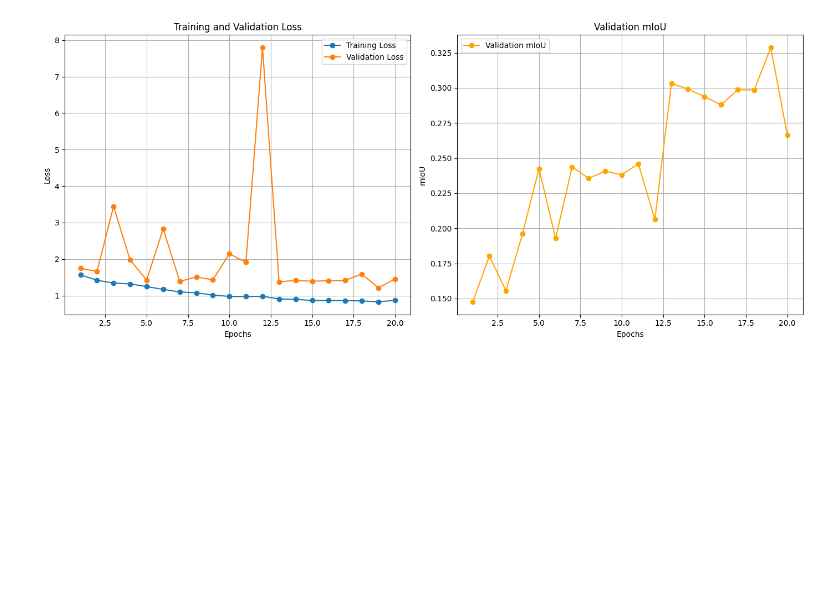
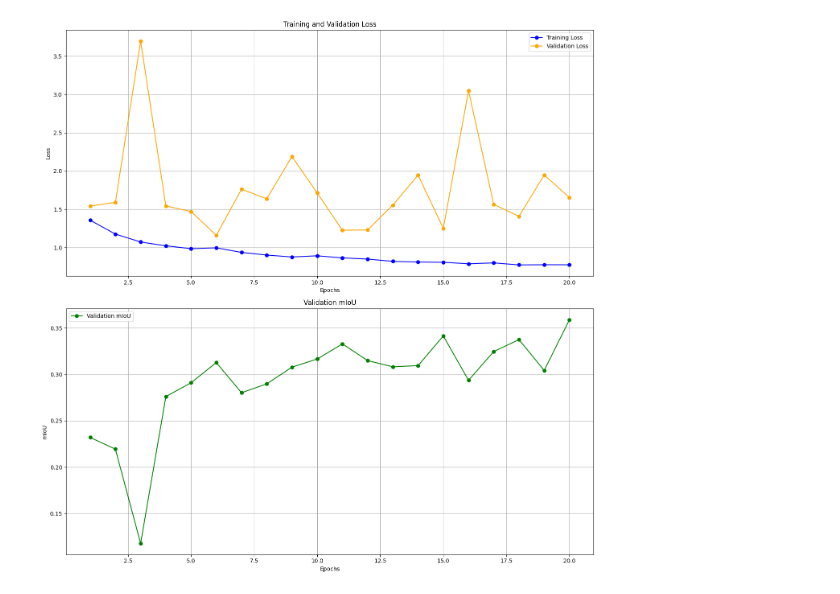
Before and after one commit to MichelePoli/AMLProject, a Jupyter notebook: 2b_graph_loss_mIoU.ipynb, the cells around one changed output. Saved outputs shown, nothing was run; the diff lists cells and outputs as text; code cells hidden in the pictures; blank space fills up the shorter version.

Commit message:
copy pre-trained pidne code + add 2a graph + 2b code + graph

```diff
--- a/2b_graph_loss_mIoU.ipynb
+++ b/2b_graph_loss_mIoU.ipynb
@@ -1,37 +1,37 @@
 # %%
 import matplotlib.pyplot as plt
+import numpy as np
 
-# Dati delle epoche
+# Dati forniti
 epochs = list(range(1, 21))
-training_loss = [1.5659, 1.4198, 1.3409, 1.3190, 1.2453, 1.1687, 1.0970, 1.0742, 1.0111, 0.9755,
-                 0.9730, 0.9772, 0.9064, 0.8961, 0.8637, 0.8653, 0.8591, 0.8514, 0.8285, 0.8657]
-validation_loss = [1.7466, 1.6608, 3.4418, 1.9794, 1.4210, 2.8305, 1.3879, 1.5068, 1.4330, 2.1426,
-                   1.9133, 7.7969, 1.3797, 1.4108, 1.3927, 1.4053, 1.4149, 1.5898, 1.2113, 1.4527]
-validation_miou = [0.1477, 0.1803, 0.1556, 0.1961, 0.2425, 0.1929, 0.2437, 0.2357, 0.2407, 0.2382,
-                   0.2460, 0.2064, 0.3032, 0.2992, 0.2938, 0.2880, 0.2987, 0.2985, 0.3287, 0.2665]
+training_loss = [1.3576, 1.1771, 1.0730, 1.0237, 0.9859, 0.9971, 0.9375, 0.9026, 0.8777, 0.8930, 0.8654, 0.8504, 0.8207, 0.8116, 0.8082, 0.7886, 0.8005, 0.7739, 0.7763, 0.7756]
+validation_loss = [1.5429, 1.5912, 3.6958, 1.5439, 1.4714, 1.1603, 1.7632, 1.6380, 2.1901, 1.7140, 1.2264, 1.2308, 1.5558, 1.9477, 1.2505, 3.0489, 1.5645, 1.4086, 1.9485, 1.6549]
+validation_miou = [0.2320, 0.2194, 0.1177, 0.2761, 0.2910, 0.3128, 0.2802, 0.2898, 0.3078, 0.3166, 0.3329, 0.3149, 0.3082, 0.3095, 0.3415, 0.2937, 0.3247, 0.3375, 0.3043, 0.3590]
 
-# Creazione del grafico per la perdita (loss)
-plt.figure(figsize=(14, 6))
+# Creazione dei grafici
+plt.figure(figsize=(14, 14))
 
-plt.subplot(1, 2, 1)
-plt.plot(epochs, training_loss, label='Training Loss', marker='o')
-plt.plot(epochs, validation_loss, label='Validation Loss', marker='o')
+# Grafico Loss
+plt.subplot(2, 1, 1)
+plt.plot(epochs, training_loss, label='Training Loss', marker='o', color='blue')
+plt.plot(epochs, validation_loss, label='Validation Loss', marker='o', color='orange')
 plt.xlabel('Epochs')
 plt.ylabel('Loss')
 plt.title('Training and Validation Loss')
 plt.legend()
 plt.grid(True)
 
-# Creazione del grafico per la mIoU
-plt.subplot(1, 2, 2)
-plt.plot(epochs, validation_miou, label='Validation mIoU', color='orange', marker='o')
+# Grafico mIoU
+plt.subplot(2, 1, 2)
+plt.plot(epochs, validation_miou, label='Validation mIoU', marker='o', color='green')
 plt.xlabel('Epochs')
 plt.ylabel('mIoU')
 plt.title('Validation mIoU')
 plt.legend()
 plt.grid(True)
 
+# Mostrare i grafici
 plt.tight_layout()
 plt.show()
 # %% [output]
-[figure, old version]
+[figure, new version]
```
Also changed, not shown: 9 other files.
